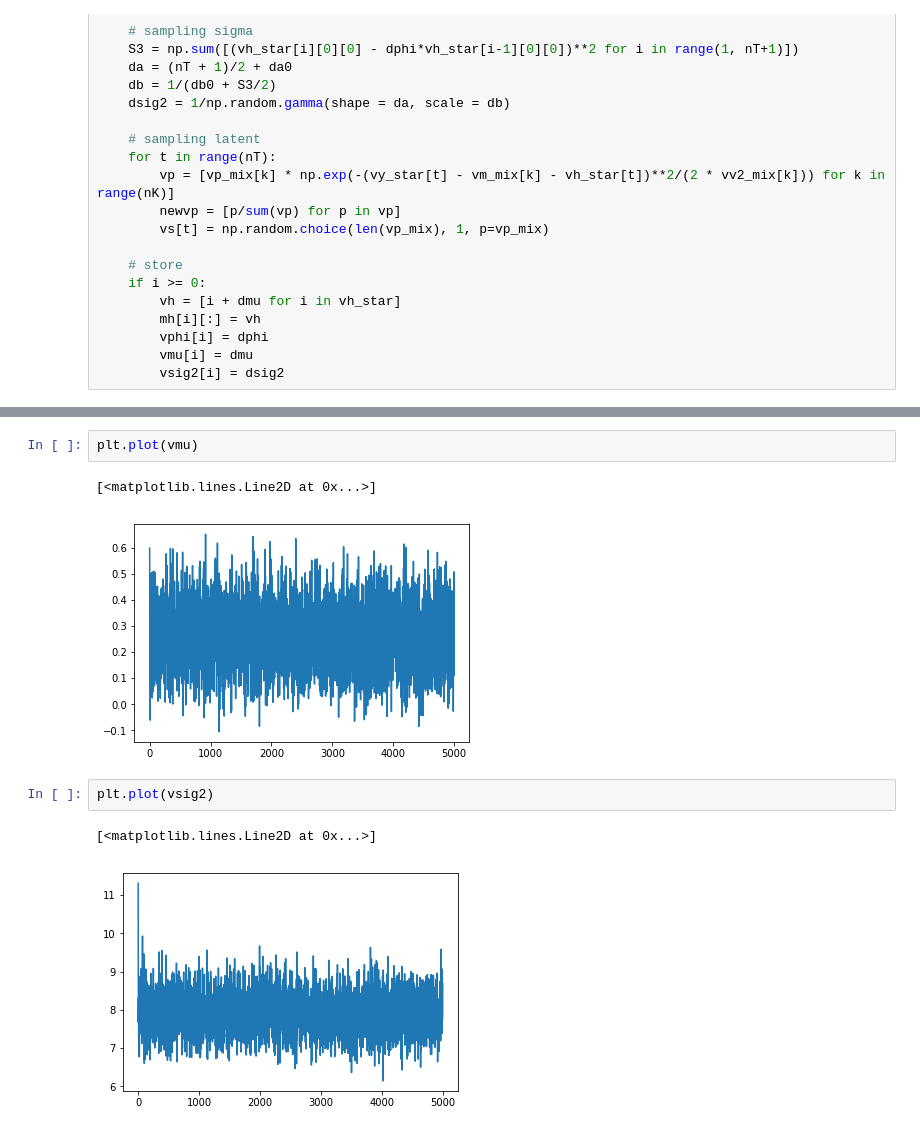
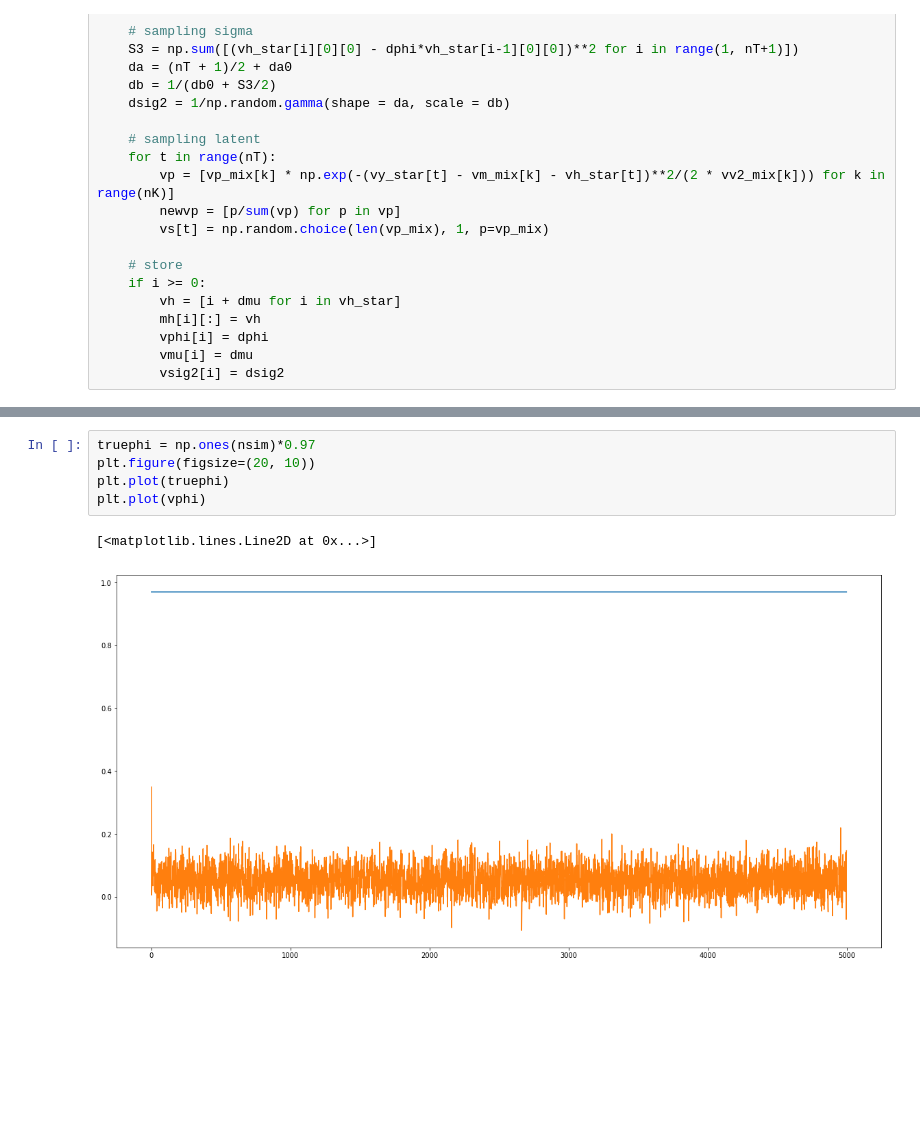
Before and after one commit to keiikegami/BayesHW9-10, a Jupyter notebook: HW8, HW9 and HW10.ipynb, the cells around one changed output, grey strips where cells are left out. Saved outputs shown, nothing was run; the diff lists cells and outputs as text; blank space fills up the shorter version.

```diff
--- a/HW8, HW9 and HW10.ipynb
+++ b/HW8, HW9 and HW10.ipynb
@@ -393,10 +388,8 @@ plt.plot(vphi)
-# %%
-plt.plot(vmu)
-# %% [output]
-[<matplotlib.lines.Line2D at 0x...>]
-[figure, removed]
-# %%
-plt.plot(vsig2)
-# %% [output]
-[<matplotlib.lines.Line2D at 0x...>]
-[figure, removed]
+# %%
+truephi = np.ones(nsim)*0.97
+plt.figure(figsize=(20, 10))
+plt.plot(truephi)
+plt.plot(vphi)
+# %% [output]
+[<matplotlib.lines.Line2D at 0x...>]
+[figure, added]
```
Also changed, not shown: parts of 8 cells of this notebook.
